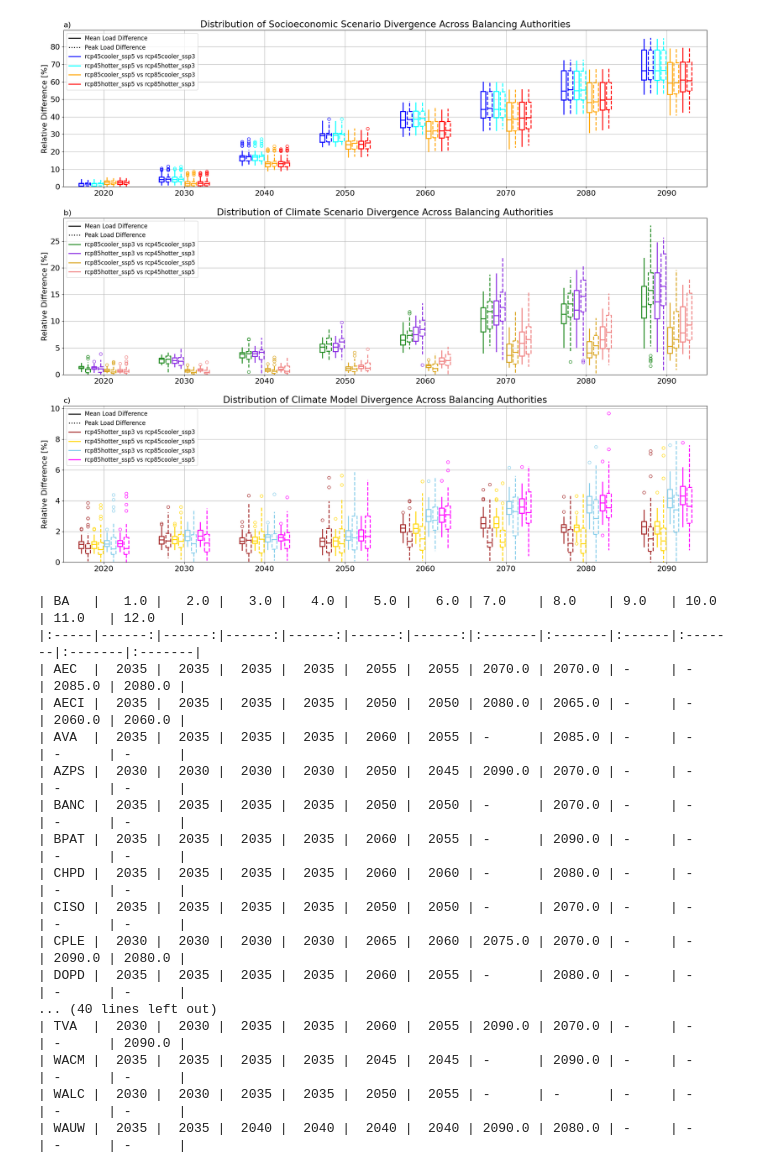
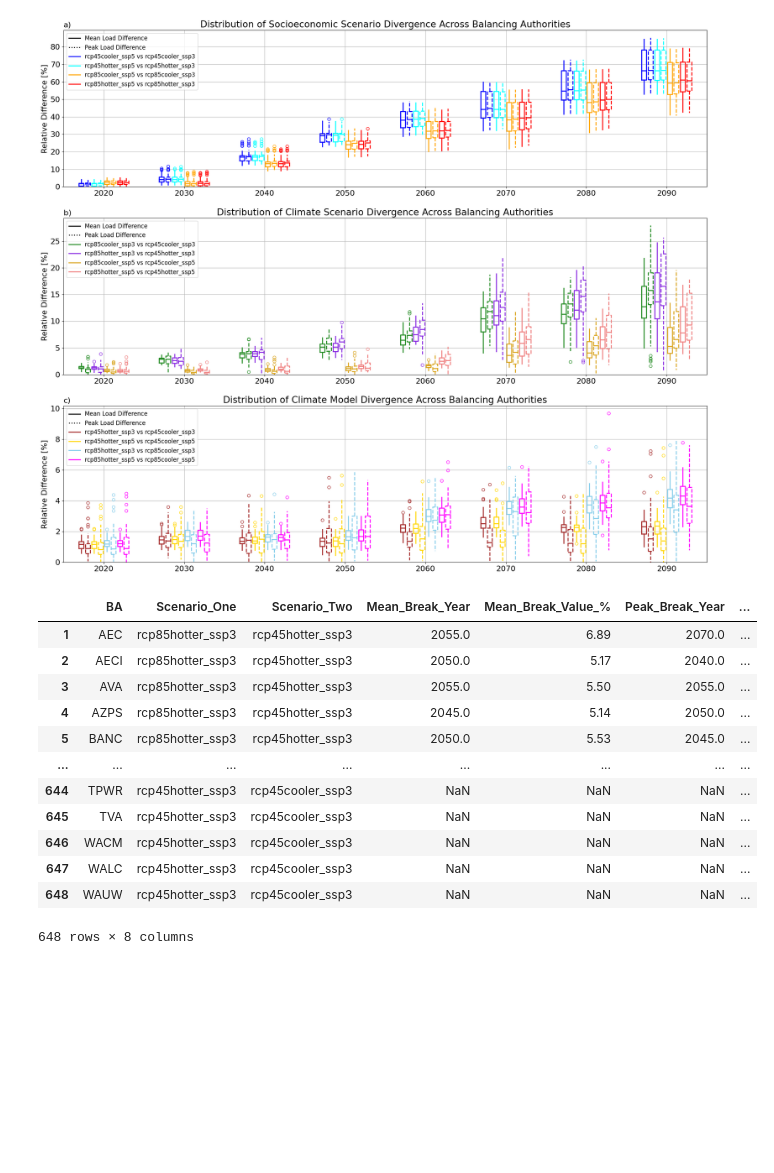
Before and after one commit to IMMM-SFA/burleyson-etal_2024_applied_energy, a Jupyter notebook: notebooks/ba_divergence_analysis.ipynb, the cells around one changed output. Cells and saved outputs as stored; diff of their text form; code cells hidden in the pictures; blank space fills up the shorter version.

```diff
--- a/notebooks/ba_divergence_analysis.ipynb
+++ b/notebooks/ba_divergence_analysis.ipynb
@@ -601,38 +607,21 @@ def process_ba_point_of_divergence(data_input_dir: str, threshold: int):
 # %%
 # Process the point of divergence:
 output_df = process_ba_point_of_divergence(data_input_dir = data_output_dir,
                                            threshold = 5)
 
-# Reshape the dataframe and drop the indexes:
-divergence_df = output_df.pivot(index = 'BA', columns = 'Scenario_Pair', values = 'Mean_Break_Year')
-
 # Visualize the results:
-divergence_df
-
-# Replace NaNs with empty strings:
-divergence_df = divergence_df.applymap(str)
-divergence_df = divergence_df.replace("nan", "-", regex=True)
-divergence_df = divergence_df.applymap(str)
-
-#divergence_df.fillna('-', inplace=True)
-
-# Store the output in markdown format:
-print(divergence_df.to_markdown())
+output_df
 # %% [output]
+|  | BA | Scenario_One | Scenario_Two | Mean_Break_Year | Mean_Break_Value_% | Peak_Break_Year | ... |
+| 1 | AEC | rcp85hotter_ssp3 | rcp45hotter_ssp3 | 2055.0 | 6.89 | 2070.0 | ... |
+| 2 | AECI | rcp85hotter_ssp3 | rcp45hotter_ssp3 | 2050.0 | 5.17 | 2040.0 | ... |
+| 3 | AVA | rcp85hotter_ssp3 | rcp45hotter_ssp3 | 2055.0 | 5.50 | 2055.0 | ... |
+| 4 | AZPS | rcp85hotter_ssp3 | rcp45hotter_ssp3 | 2045.0 | 5.14 | 2050.0 | ... |
+| 5 | BANC | rcp85hotter_ssp3 | rcp45hotter_ssp3 | 2050.0 | 5.53 | 2045.0 | ... |
+| ... | ... | ... | ... | ... | ... | ... | ... |
+| 644 | TPWR | rcp45hotter_ssp3 | rcp45cooler_ssp3 | NaN | NaN | NaN | ... |
+| 645 | TVA | rcp45hotter_ssp3 | rcp45cooler_ssp3 | NaN | NaN | NaN | ... |
+| 646 | WACM | rcp45hotter_ssp3 | rcp45cooler_ssp3 | NaN | NaN | NaN | ... |
+| 647 | WALC | rcp45hotter_ssp3 | rcp45cooler_ssp3 | NaN | NaN | NaN | ... |
+| 648 | WAUW | rcp45hotter_ssp3 | rcp45cooler_ssp3 | NaN | NaN | NaN | ... |
-| BA   |   1.0 |   2.0 |   3.0 |   4.0 |   5.0 |   6.0 | 7.0    | 8.0    | 9.0   | 10.0   | 11.0   | 12.0   |
-|:-----|------:|------:|------:|------:|------:|------:|:-------|:-------|:------|:-------|:-------|:-------|
-| AEC  |  2035 |  2035 |  2035 |  2035 |  2055 |  2055 | 2070.0 | 2070.0 | -     | -      | 2085.0 | 2080.0 |
-| AECI |  2035 |  2035 |  2035 |  2035 |  2050 |  2050 | 2080.0 | 2065.0 | -     | -      | 2060.0 | 2060.0 |
-| AVA  |  2035 |  2035 |  2035 |  2035 |  2060 |  2055 | -      | 2085.0 | -     | -      | -      | -      |
-| AZPS |  2030 |  2030 |  2030 |  2030 |  2050 |  2045 | 2090.0 | 2070.0 | -     | -      | -      | -      |
-| BANC |  2035 |  2035 |  2035 |  2035 |  2050 |  2050 | -      | 2070.0 | -     | -      | -      | -      |
-| BPAT |  2035 |  2035 |  2035 |  2035 |  2060 |  2055 | -      | 2090.0 | -     | -      | -      | -      |
-| CHPD |  2035 |  2035 |  2035 |  2035 |  2060 |  2060 | -      | 2080.0 | -     | -      | -      | -      |
-| CISO |  2035 |  2035 |  2035 |  2035 |  2050 |  2050 | -      | 2070.0 | -     | -      | -      | -      |
-| CPLE |  2030 |  2030 |  2030 |  2030 |  2065 |  2060 | 2075.0 | 2070.0 | -     | -      | 2090.0 | 2080.0 |
-| DOPD |  2035 |  2035 |  2035 |  2035 |  2060 |  2055 | -      | 2080.0 | -     | -      | -      | -      |
-... (40 lines left out)
-| TVA  |  2030 |  2030 |  2035 |  2035 |  2060 |  2055 | 2090.0 | 2070.0 | -     | -      | -      | 2090.0 |
-| WACM |  2035 |  2035 |  2035 |  2035 |  2045 |  2045 | -      | 2090.0 | -     | -      | -      | -      |
-| WALC |  2030 |  2030 |  2035 |  2035 |  2050 |  2055 | -      | -      | -     | -      | -      | -      |
-| WAUW |  2035 |  2035 |  2040 |  2040 |  2040 |  2040 | 2090.0 | 2080.0 | -     | -      | -      | -      |
+648 rows × 8 columns
```
Also changed, not shown: parts of 2 cells of this notebook, 1 other file.
